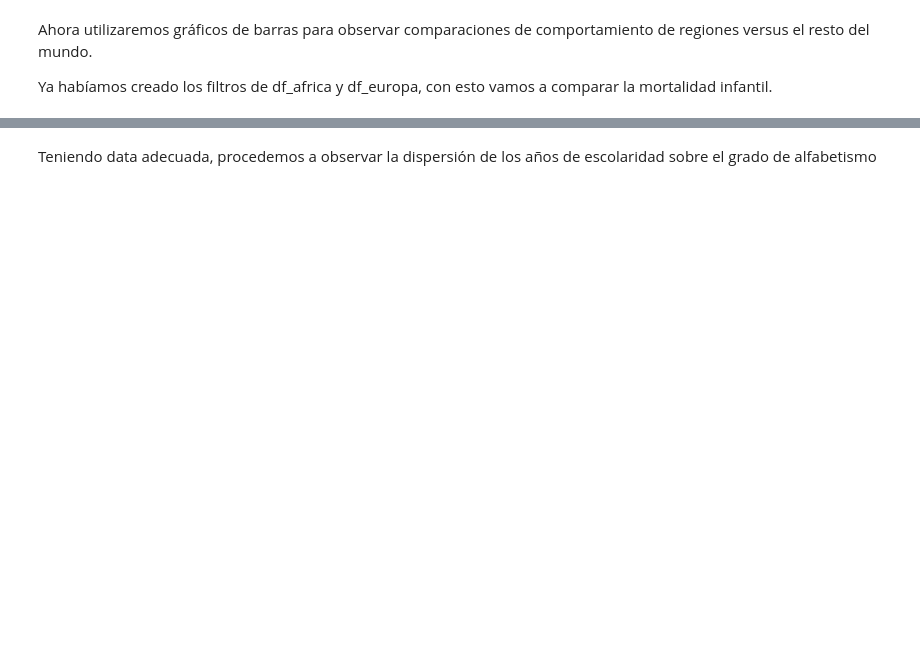
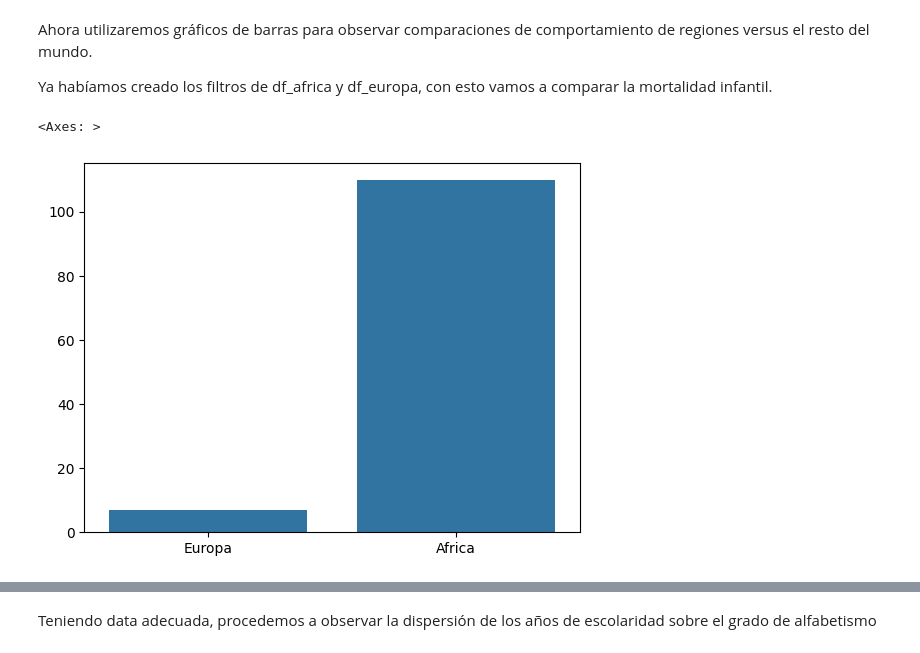
Before and after one commit to CAlvarezLock/learning-projects, a Jupyter notebook: Data_Analysis.ipynb, the cells around one changed output, grey strips where cells are left out. Drawn from its saved outputs; the diff is of its cells as text; code cells hidden in the pictures; blank space fills up the shorter version.

```diff
--- a/Data_Analysis.ipynb
+++ b/Data_Analysis.ipynb
@@ -550,3 +610,9 @@ Ya habíamos creado los filtros de df_africa y df_europa, con esto vamos a compa
+# %%
+#Graficamos
+sns.barplot(x=["Europa", "Africa"], y=[media_europa, media_africa])
+# %% [output]
+<Axes: >
+[figure, added]
 # %%
 #Graficamos
 df_euafr = df_nations.loc[df_nations["region"].isin(["Europe","Africa"])]
```
Also changed, not shown: parts of 37 cells of this notebook.
